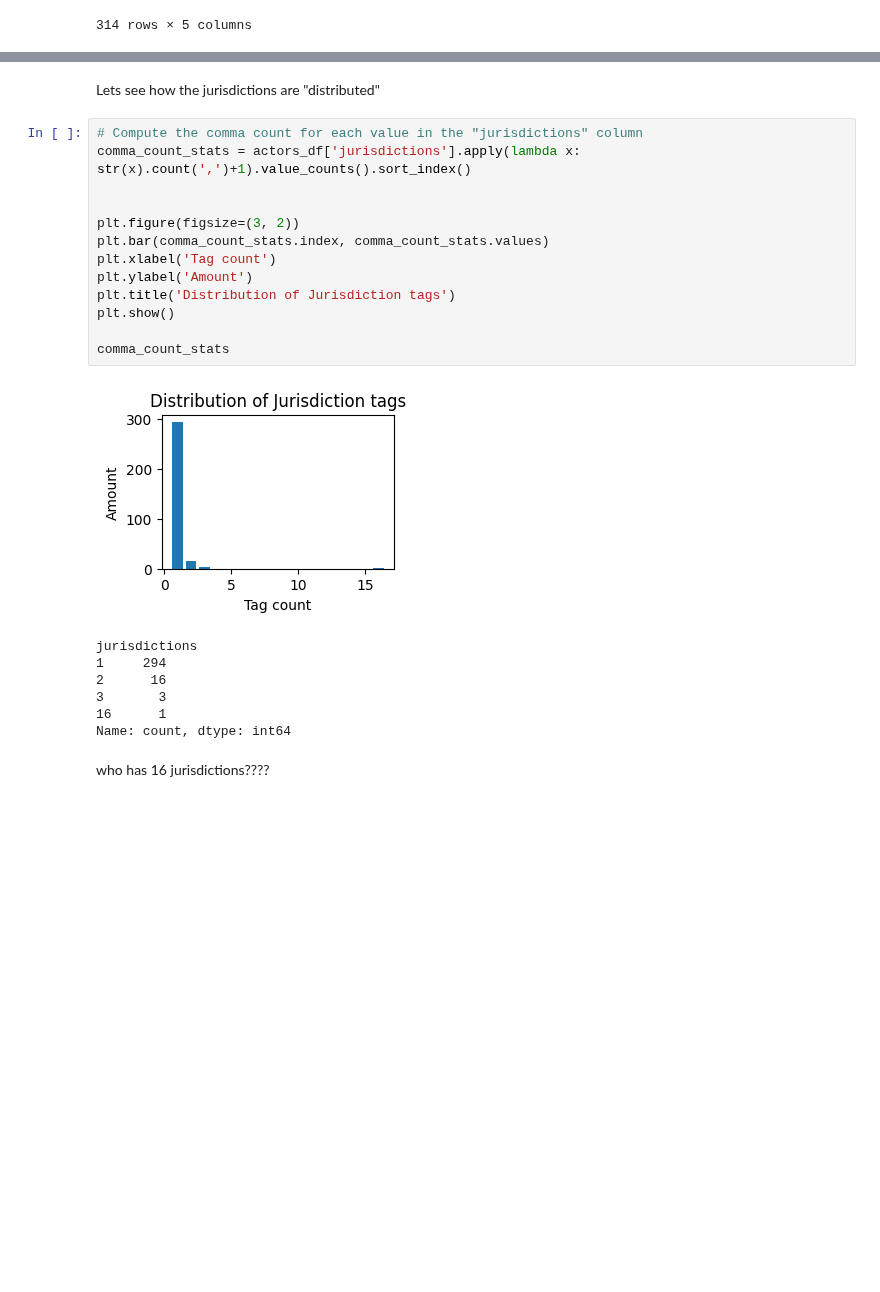
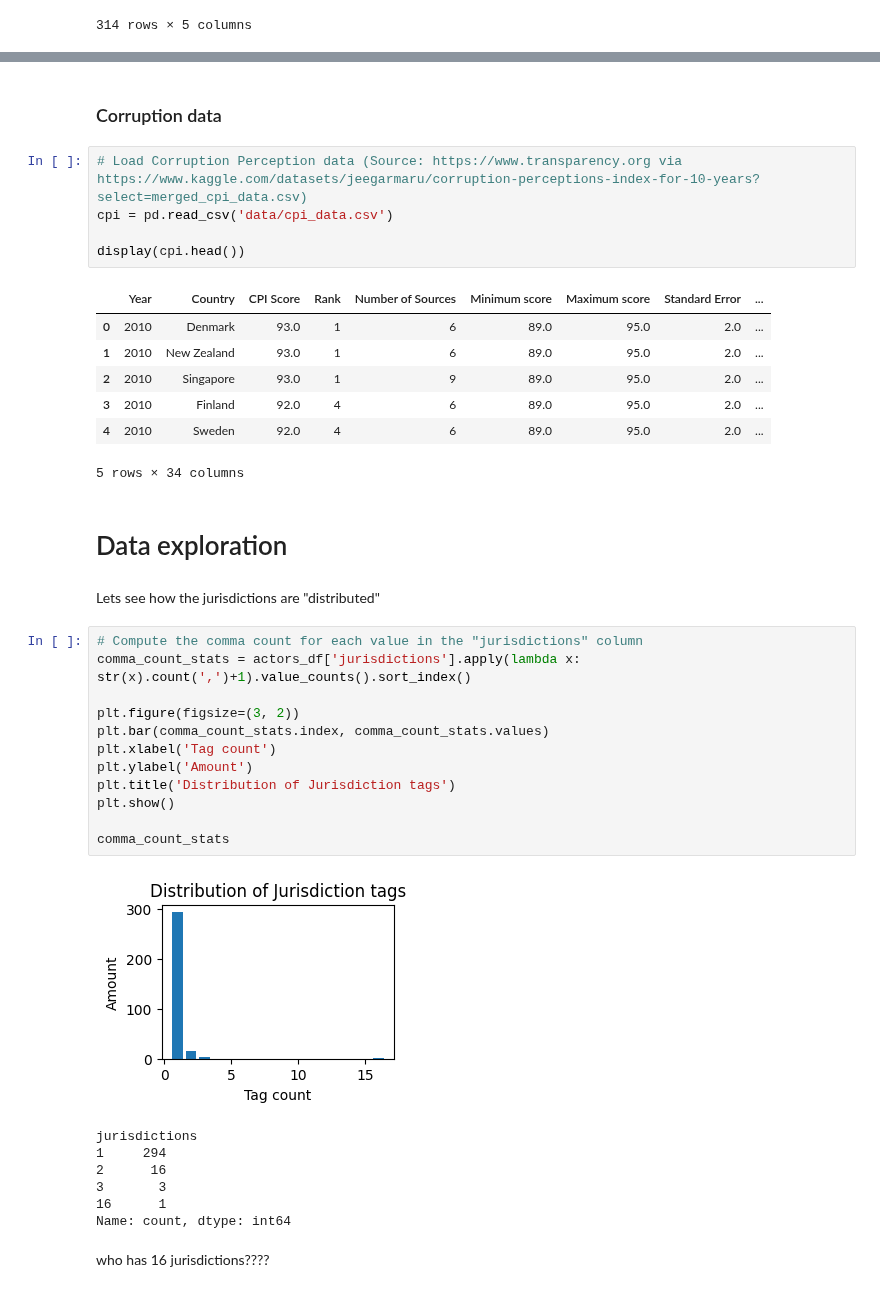
Before and after one commit to FlowDrucka64/MoneyFlow, a Jupyter notebook: data_exploration.ipynb, the cells around one changed output, grey strips where cells are left out. Drawn from its saved outputs; the diff is of its cells as text; blank space fills up the shorter version.

```diff
--- a/data_exploration.ipynb
+++ b/data_exploration.ipynb
@@ -58,9 +140,25 @@ actors_df
+# %% [markdown]
+### Corruption data
+# %%
+# Load Corruption Perception data (Source: https://www.transparency.org via https://www.kaggle.com/datasets/jeegarmaru/corruption-perceptions-index-for-10-years?select=merged_cpi_data.csv)
+cpi = pd.read_csv('data/cpi_data.csv')
+
+display(cpi.head())
+# %% [output]
+|  | Year | Country | CPI Score | Rank | Number of Sources | Minimum score | Maximum score | Standard Error | ... |
+| 0 | 2010 | Denmark | 93.0 | 1 | 6 | 89.0 | 95.0 | 2.0 | ... |
+| 1 | 2010 | New Zealand | 93.0 | 1 | 6 | 89.0 | 95.0 | 2.0 | ... |
+| 2 | 2010 | Singapore | 93.0 | 1 | 9 | 89.0 | 95.0 | 2.0 | ... |
+| 3 | 2010 | Finland | 92.0 | 4 | 6 | 89.0 | 95.0 | 2.0 | ... |
+| 4 | 2010 | Sweden | 92.0 | 4 | 6 | 89.0 | 95.0 | 2.0 | ... |
+5 rows × 34 columns
+# %% [markdown]
+# Data exploration
 # %% [markdown]
 Lets see how the jurisdictions are "distributed"
 # %%
 # Compute the comma count for each value in the "jurisdictions" column
 comma_count_stats = actors_df['jurisdictions'].apply(lambda x: str(x).count(',')+1).value_counts().sort_index()
-
 
 plt.figure(figsize=(3, 2))
 plt.bar(comma_count_stats.index, comma_count_stats.values)
```
Also changed, not shown: parts of 23 cells of this notebook.
